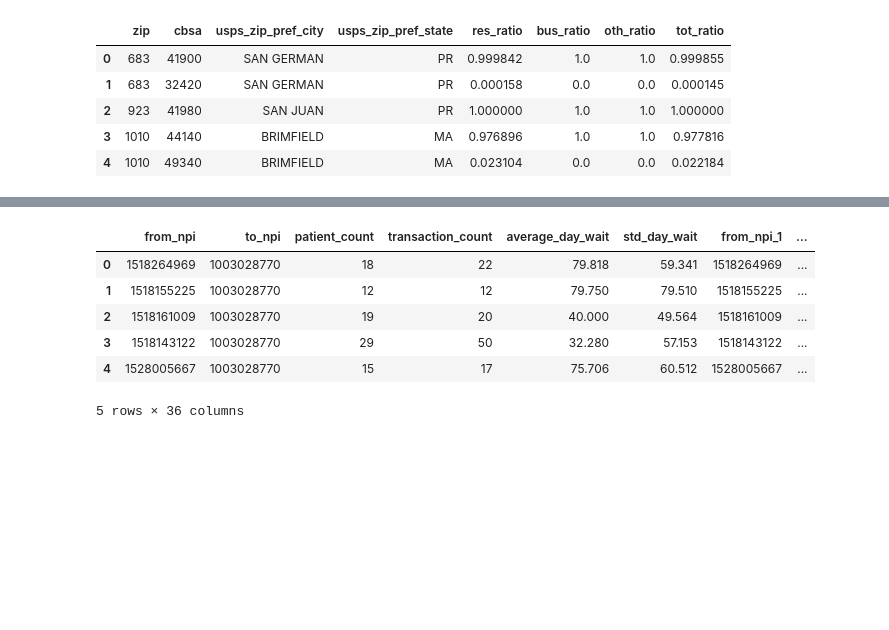
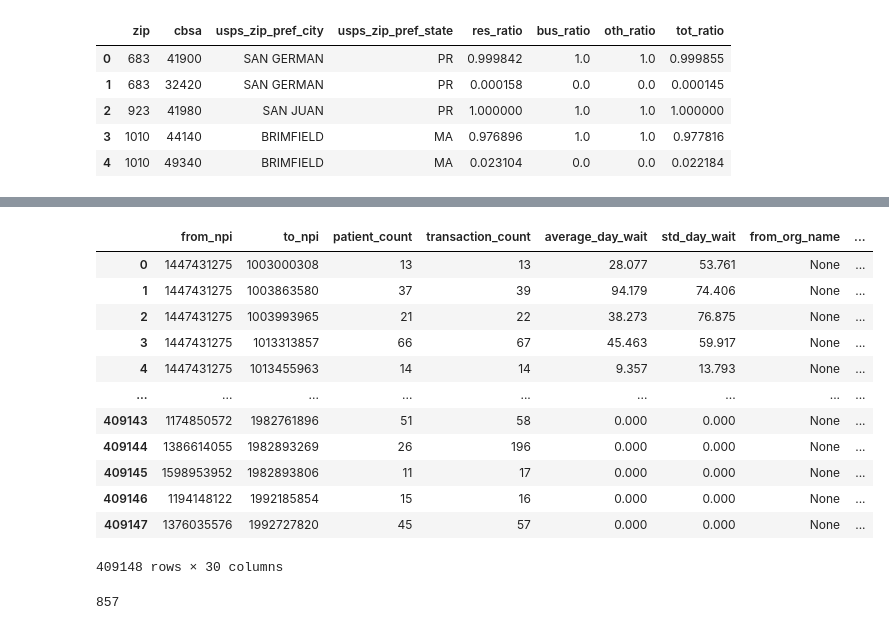
Before and after one commit to nss-data-science-cohort-5/hop_team-hot_pretzels, a Jupyter notebook: hop_teaming_analysis.ipynb, the cells around one changed output, grey strips where cells are left out. Cells and saved outputs as stored; diff of their text form; code cells hidden in the pictures; blank space fills up the shorter version.

```diff
--- a/hop_teaming_analysis.ipynb
+++ b/hop_teaming_analysis.ipynb
@@ -155 +153,30 @@ with sqlite3.connect('data/hop_team.sqlite') as db:
+# %%
+query = '''
+WITH npi_stuff AS (SELECT
+    npi AS to_npi,
+    "provider_organization_name_(legal_business_name)" AS to_org_name,
+    "provider_last_name_(legal_name)" AS to_last_name,
+    provider_first_name AS to_first_name,
+    provider_middle_name AS to_middle_name,
+    provider_credential_text AS to_credential,
+    provider_first_line_business_practice_location_address AS to_address,
+    provider_second_line_business_practice_location_address AS to_2_address,
+    provider_business_practice_location_address_city_name AS to_city,
+    provider_business_practice_location_address_state_name AS to_state,
+    substring(npi.provider_business_practice_location_address_postal_code, 1, 5) AS to_zip
+FROM npi),
+cbsa_stuff AS (
+SELECT
+    zip AS to_zip,
+    usps_zip_pref_city AS to_usps_pref_city
+FROM cbsa
+WHERE cbsa = 34980
+)
+SELECT *
+FROM npi_stuff AS n
+INNER JOIN cbsa_stuff AS c
+ON n.to_zip = c.to_zip
+'''
+with sqlite3.connect('data/hop_team.sqlite') as db:
+    to_npi = pd.read_sql(query,db)
 # %%
@@ -164,2 +202,22 @@ npi.head()
+# %%
+hop_teaming_temporary1 = pd.merge(filtered_hop, from_npi, how='inner', on='from_npi')
+# %%
+hop_teaming_temporary1= pd.merge(hop_teaming_temporary1, to_npi, how = 'left', on = 'to_npi')
+# %%
+hop_teaming_temporary1
+# %% [output]
+|  | from_npi | to_npi | patient_count | transaction_count | average_day_wait | std_day_wait | from_org_name | ... |
+| 0 | 1447431275 | 1003000308 | 13 | 13 | 28.077 | 53.761 | None | ... |
+| 1 | 1447431275 | 1003863580 | 37 | 39 | 94.179 | 74.406 | None | ... |
+| 2 | 1447431275 | 1003993965 | 21 | 22 | 38.273 | 76.875 | None | ... |
+| 3 | 1447431275 | 1013313857 | 66 | 67 | 45.463 | 59.917 | None | ... |
+| 4 | 1447431275 | 1013455963 | 14 | 14 | 9.357 | 13.793 | None | ... |
+| ... | ... | ... | ... | ... | ... | ... | ... | ... |
+| 409143 | 1174850572 | 1982761896 | 51 | 58 | 0.000 | 0.000 | None | ... |
+| 409144 | 1386614055 | 1982893269 | 26 | 196 | 0.000 | 0.000 | None | ... |
+| 409145 | 1598953952 | 1982893806 | 11 | 17 | 0.000 | 0.000 | None | ... |
+| 409146 | 1194148122 | 1992185854 | 15 | 16 | 0.000 | 0.000 | None | ... |
+| 409147 | 1376035576 | 1992727820 | 45 | 57 | 0.000 | 0.000 | None | ... |
+409148 rows × 30 columns
 # %%
 query = '''
@@ -244,10 +248,6 @@ with sqlite3.connect('data/hop_team.sqlite') as db:
 # %%
-hop_nashville
+hop_teaming_temporary1 = pd.merge(hop_teaming_temporary1,to_taxonomy, how = 'left', on = 'to_npi')
-# %% [output]
-|  | from_npi | to_npi | patient_count | transaction_count | average_day_wait | std_day_wait | from_npi_1 | ... |
-| 0 | 1518264969 | 1003028770 | 18 | 22 | 79.818 | 59.341 | 1518264969 | ... |
-| 1 | 1518155225 | 1003028770 | 12 | 12 | 79.750 | 79.510 | 1518155225 | ... |
-| 2 | 1518161009 | 1003028770 | 19 | 20 | 40.000 | 49.564 | 1518161009 | ... |
-| 3 | 1518143122 | 1003028770 | 29 | 50 | 32.280 | 57.153 | 1518143122 | ... |
-| 4 | 1528005667 | 1003028770 | 15 | 17 | 75.706 | 60.512 | 1528005667 | ... |
-5 rows × 36 columns
+# %%
+hop_teaming_temporary1['to_taxonomy_code'].isna().sum()
+# %% [output]
+857
```
Also changed, not shown: parts of 26 cells of this notebook.
